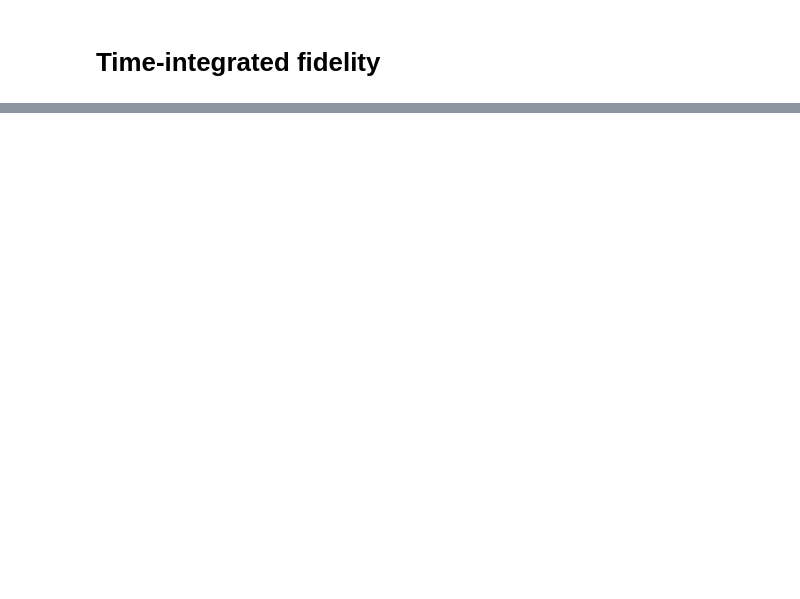
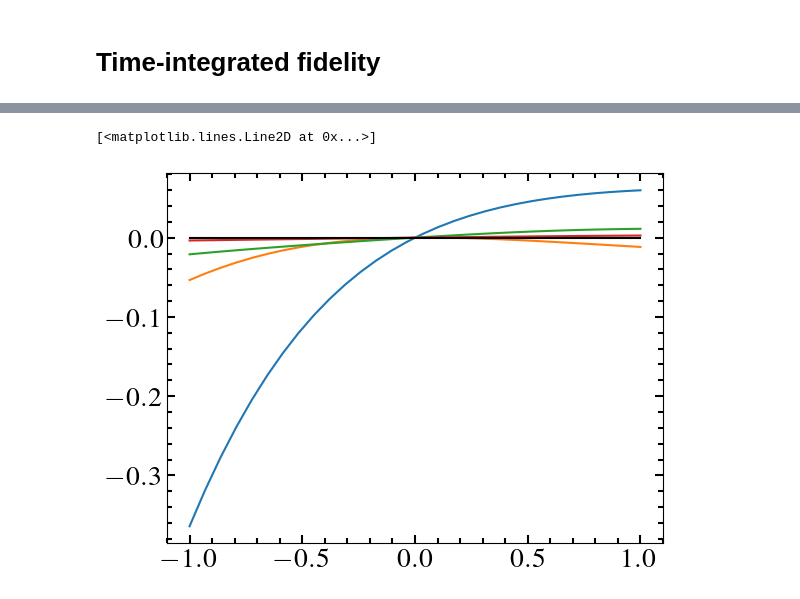
Before and after one commit to PauloJPS/2024-large-deviation-full-counting-statistics-in-adiabatic-open-quantum-dynamics, a Jupyter notebook: Codes/Controled_Adiabaticity_against_Quench.ipynb, the cells around one changed output, grey strips where cells are left out. Cells and saved outputs as stored; diff of their text form; code cells hidden in the pictures; blank space fills up the shorter version.

```diff
--- a/Codes/Controled_Adiabaticity_against_Quench.ipynb
+++ b/Codes/Controled_Adiabaticity_against_Quench.ipynb
@@ -636,0 +602,11 @@ exact_theta = get_Exact_theta(s_list_exact, args)
+# %%
+plt.plot(Fig_2c_slist, Fig_2c_exact_theta-Fig_2c_theta_list[0])
+plt.plot(Fig_2c_slist, Fig_2c_exact_theta-Fig_2c_theta_list[1])
+plt.plot(Fig_2c_slist, Fig_2c_exact_theta-Fig_2c_theta_list[2])
+plt.plot(Fig_2c_slist, Fig_2c_exact_theta-Fig_2c_theta_list[3])
+
+
+plt.plot(Fig_2c_slist, Fig_2c_exact_theta-Fig_2c_exact_theta, color="black")
+# %% [output]
+[<matplotlib.lines.Line2D at 0x...>]
+[figure, new version]
```
Also changed, not shown: parts of 37 cells of this notebook.
